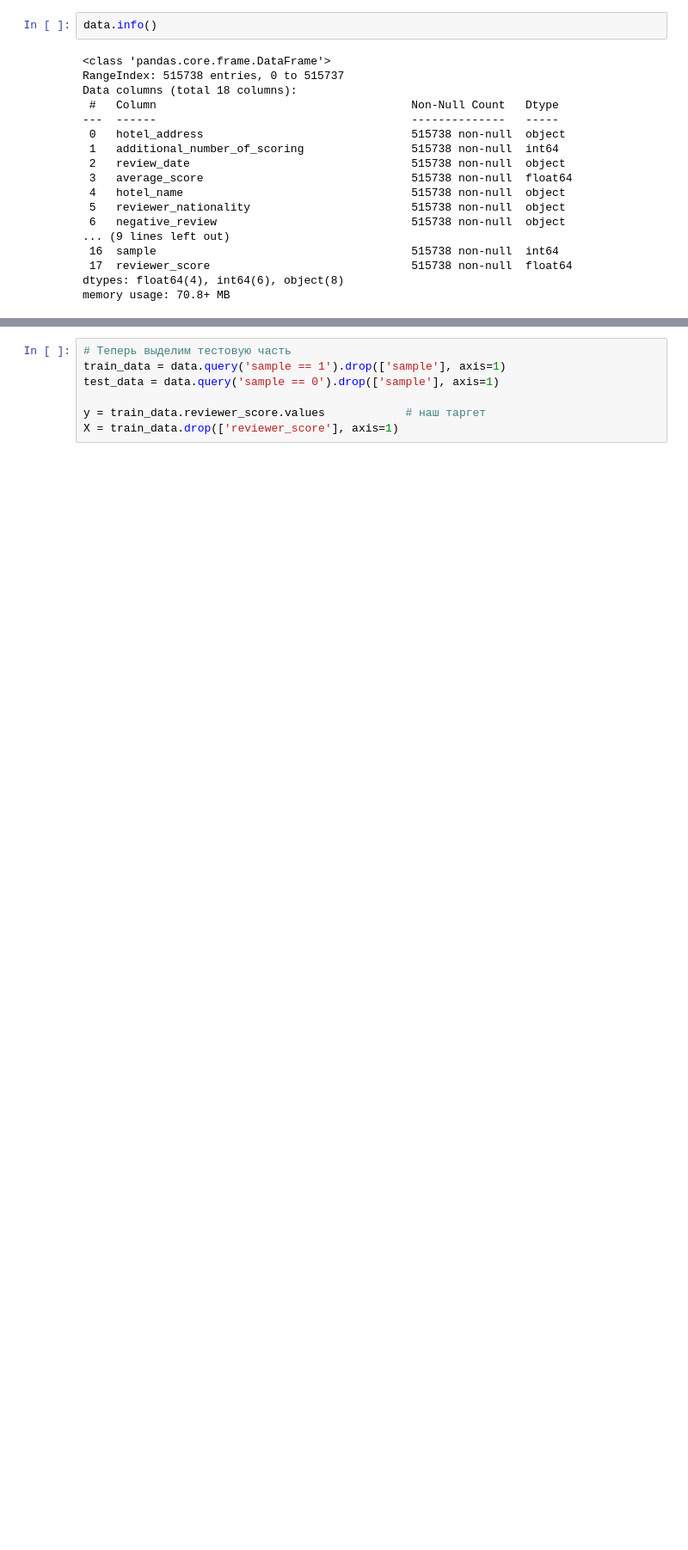
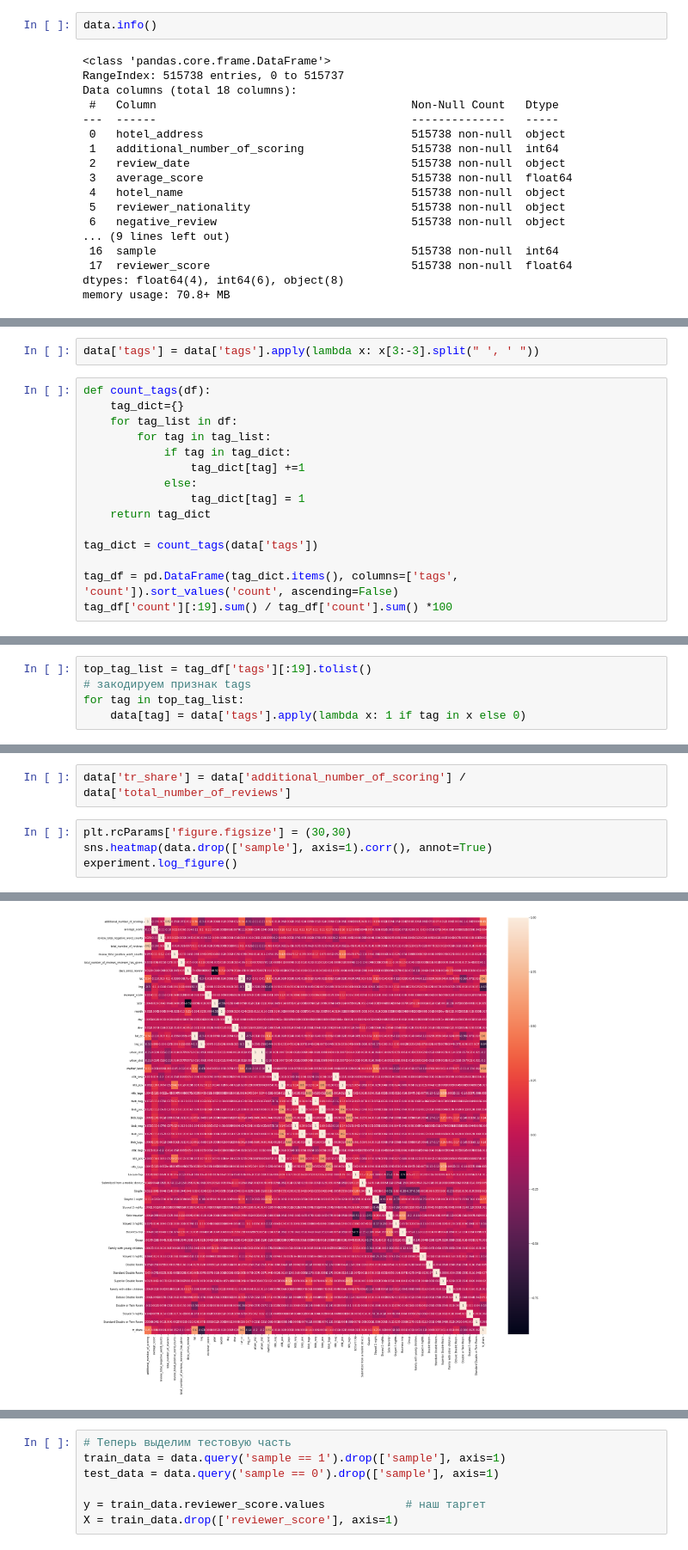
Before and after one commit to Dekoz3/VS_code, a Jupyter notebook: Project_3/project-3-hotels-score-prediction.ipynb, the cells around one changed output, grey strips where cells are left out. Shown at 86% size. Saved outputs shown, nothing was run; the diff lists cells and outputs as text; blank space fills up the shorter version.

```diff
--- a/Project_3/project-3-hotels-score-prediction.ipynb
+++ b/Project_3/project-3-hotels-score-prediction.ipynb
@@ -271,0 +302,17 @@ memory usage: 47.2 MB
+# %%
+data['tags'] = data['tags'].apply(lambda x: x[3:-3].split(" ', ' "))
+# %%
+def count_tags(df):
+    tag_dict={}
+    for tag_list in df:
+        for tag in tag_list:
+            if tag in tag_dict:
+                tag_dict[tag] +=1
+            else:
+                tag_dict[tag] = 1
+    return tag_dict
+
+tag_dict = count_tags(data['tags'])
+
+tag_df = pd.DataFrame(tag_dict.items(), columns=['tags', 'count']).sort_values('count', ascending=False)
+tag_df['count'][:19].sum() / tag_df['count'].sum() *100
@@ -271,0 +321,5 @@ memory usage: 47.2 MB
+# %%
+top_tag_list = tag_df['tags'][:19].tolist()
+# закодируем признак tags
+for tag in top_tag_list:
+    data[tag] = data['tags'].apply(lambda x: 1 if tag in x else 0)
@@ -271,0 +328,7 @@ memory usage: 47.2 MB
+# %%
+data['tr_share'] = data['additional_number_of_scoring'] / data['total_number_of_reviews']
+# %%
+plt.rcParams['figure.figsize'] = (30,30)
+sns.heatmap(data.drop(['sample'], axis=1).corr(), annot=True)
+experiment.log_figure()
+# %% [output]
@@ -271,0 +338 @@ memory usage: 47.2 MB
+[figure, added]
```
Also changed, not shown: parts of 75 cells of this notebook, 12 other files.
